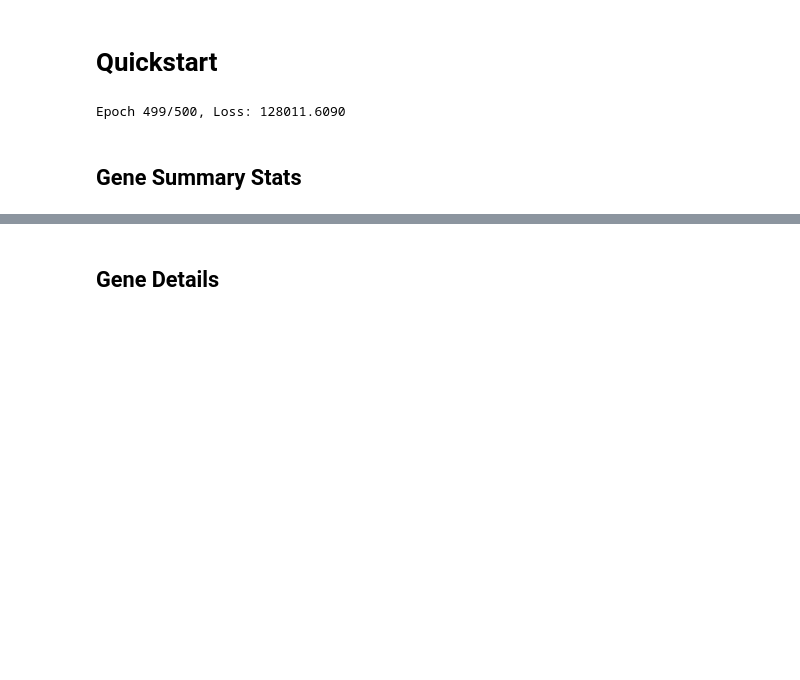
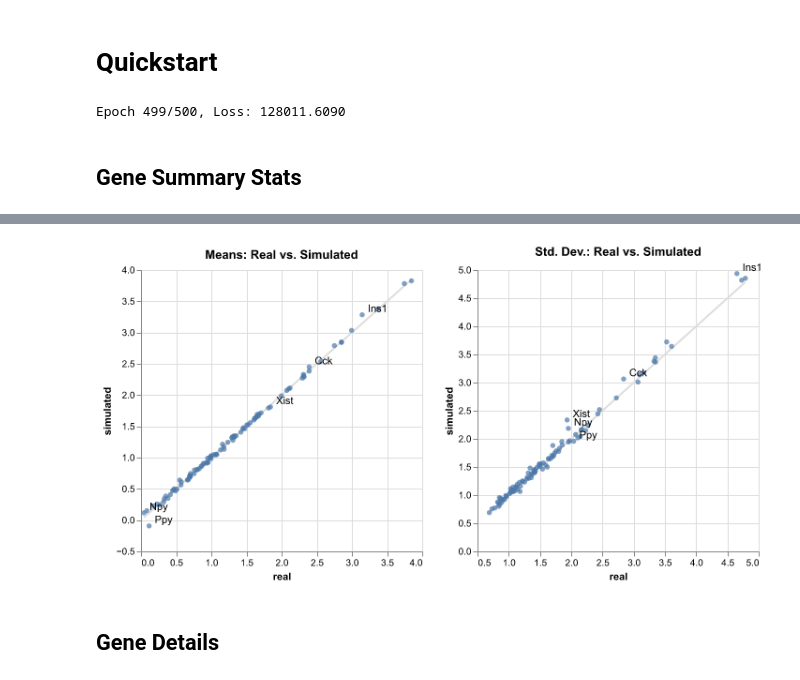
Before and after one commit to krisrs1128/scdiagnostics, a Jupyter notebook: docs/quickstart.ipynb, the cells around one changed output, grey strips where cells are left out. Drawn from its saved outputs; the diff is of its cells as text; code cells hidden in the pictures; blank space fills up the shorter version.

Commit message:
change renderer

```diff
--- a/docs/quickstart.ipynb
+++ b/docs/quickstart.ipynb
@@ -4,7 +4,7 @@
 from scdesigner.simulators import NegBinCopula
 from scdesigner.datasets import pancreas
 
-sim = NegBinCopula(mean_formula="~ bs(pseudotime, df=12)", dispersion_formula="bs(pseudotime, df=4)")
+sim = NegBinCopula(mean_formula="~ bs(pseudotime, df=12)", dispersion_formula="~ bs(pseudotime, df=4)")
 sim.fit(pancreas, max_epochs=500)
 samples = sim.sample()
 # %% [output]
@@ -13,6 +13,8 @@ Epoch 499/500, Loss: 128011.6090
 ## Gene Summary Stats
 # %%
 import scdiagnostics as scd
+import altair as alt
+alt.renderers.enable("png")
 
 scd.compare_moments(pancreas, samples, label_threshold=0.2)
 # %% [output]
@@ -20,3 +21,4 @@ scd.compare_moments(pancreas, samples, label_threshold=0.2)
+[figure, added]
 # %% [markdown]
 ## Gene Details
 # %%
```
Also changed, not shown: parts of 2 cells of this notebook.
